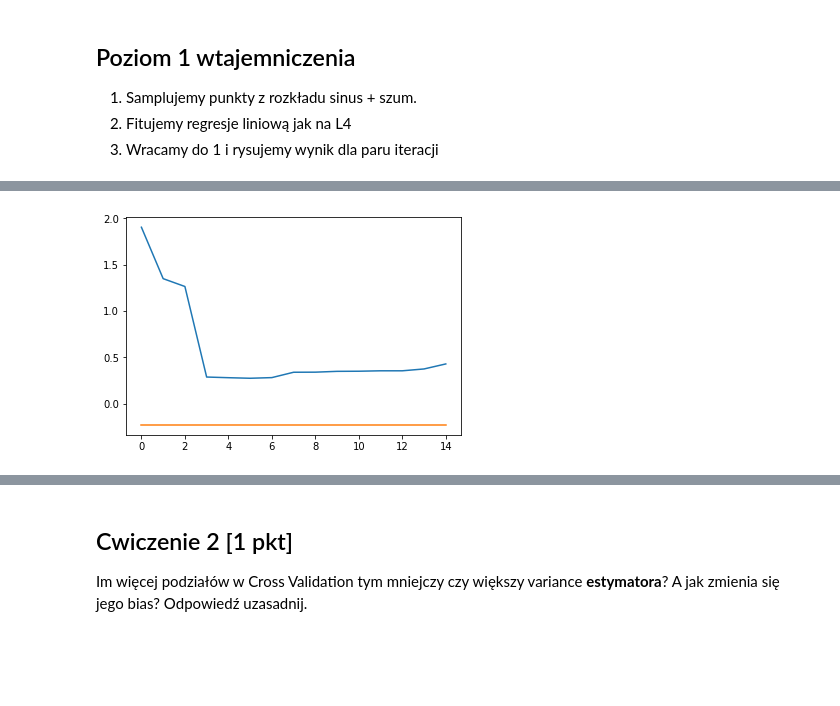
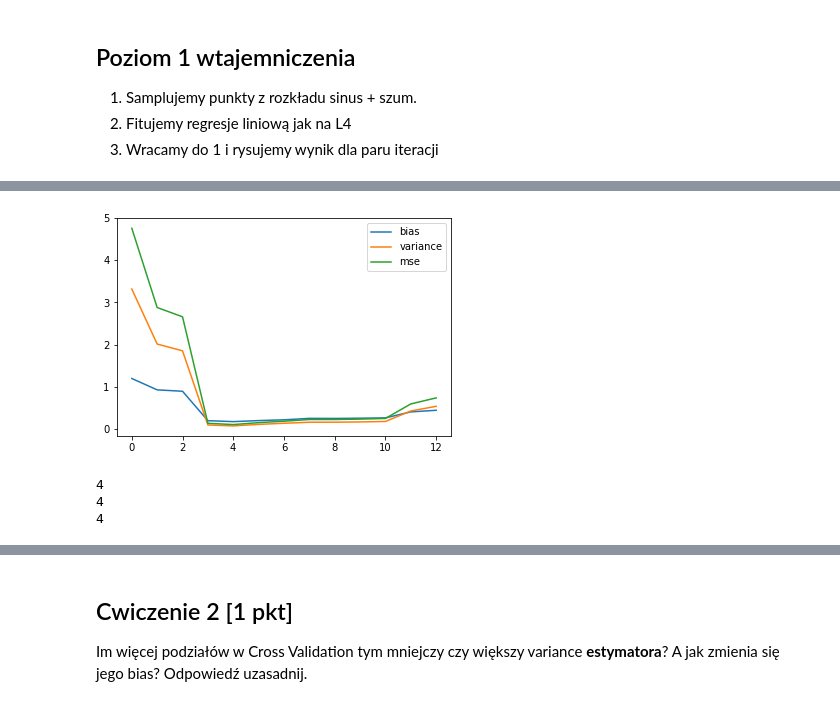
Before and after one commit to 13MaxG/MachineLearningAndrzeja, a Jupyter notebook: L5.ipynb, the cells around one changed output, grey strips where cells are left out. Drawn from its saved outputs; the diff is of its cells as text; code cells hidden in the pictures; blank space fills up the shorter version.

```diff
--- a/L5.ipynb
+++ b/L5.ipynb
@@ -298,24 +300,38 @@ Oczekiwany wynik (z dokładnością do wartości) - poziomo $K$, pionowo bias/va
 # %%
+#Zakładam że x\in[0,2Pi]
+size = 4.;
+num = 100
 x, y = sample(50)
 f_x, f_y = f(50)
-n = 15;
-err = [0 for t in range(n)]
+n = 13;
+
+mse = [0 for t in range(n)]
 variance = [ 0 for t in range(n)]
 bias = [ 0 for t in range(n)]
+
 for k in range(n):
     model = fit_polynomial(x, y, k)
     p_y = apply_polynomial(model, x)
 
-    err[k]=((f_y-p_y)**2).sum()/len(x)
-    bias[k] = (f_y-p_y).sum()/len(x)
-plt.plot(range(n),err)
-plt.plot(range(n),bias)
+    bias[k]=(abs(f_y-p_y)).sum()/len(x)
+
+    mea = (abs(f_y-p_y)).mean()
+    variance[k] = ((mea - (f_y-p_y))**2).sum()/len(x)
+
+    mse[k] = bias[k]**2 + variance[k]
+
+plt.plot(range(n),bias,label="bias")
+plt.plot(range(n),variance,label="variance")
+plt.plot(range(n),mse,label="mse")
+plt.legend(loc='upper right')
 plt.show()
-    #plt.plot(x, y, 'k.')
-    #plt.plot(x, p_y)
-#     bias = ...
-#     variance = ...
-#     mse = ...
-# Plot
 # %% [output]
-[figure, old version]
+[figure, new version]
+# %%
+print np.argmin(mse)
+print np.argmin(bias)
+print np.argmin(variance)
+# %% [output]
+4
+4
+4
```
Also changed, not shown: parts of 9 cells of this notebook, 1 other file.
